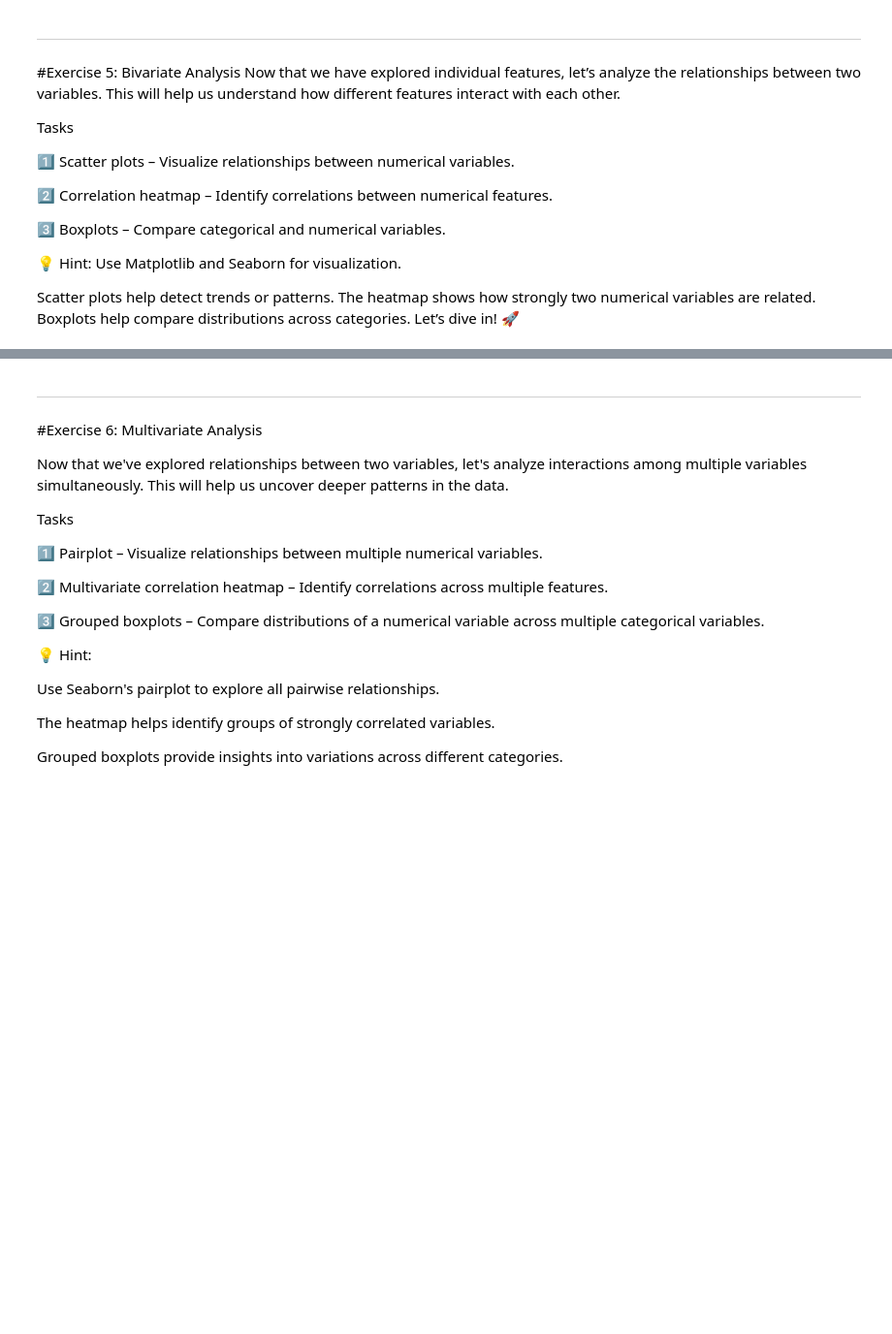
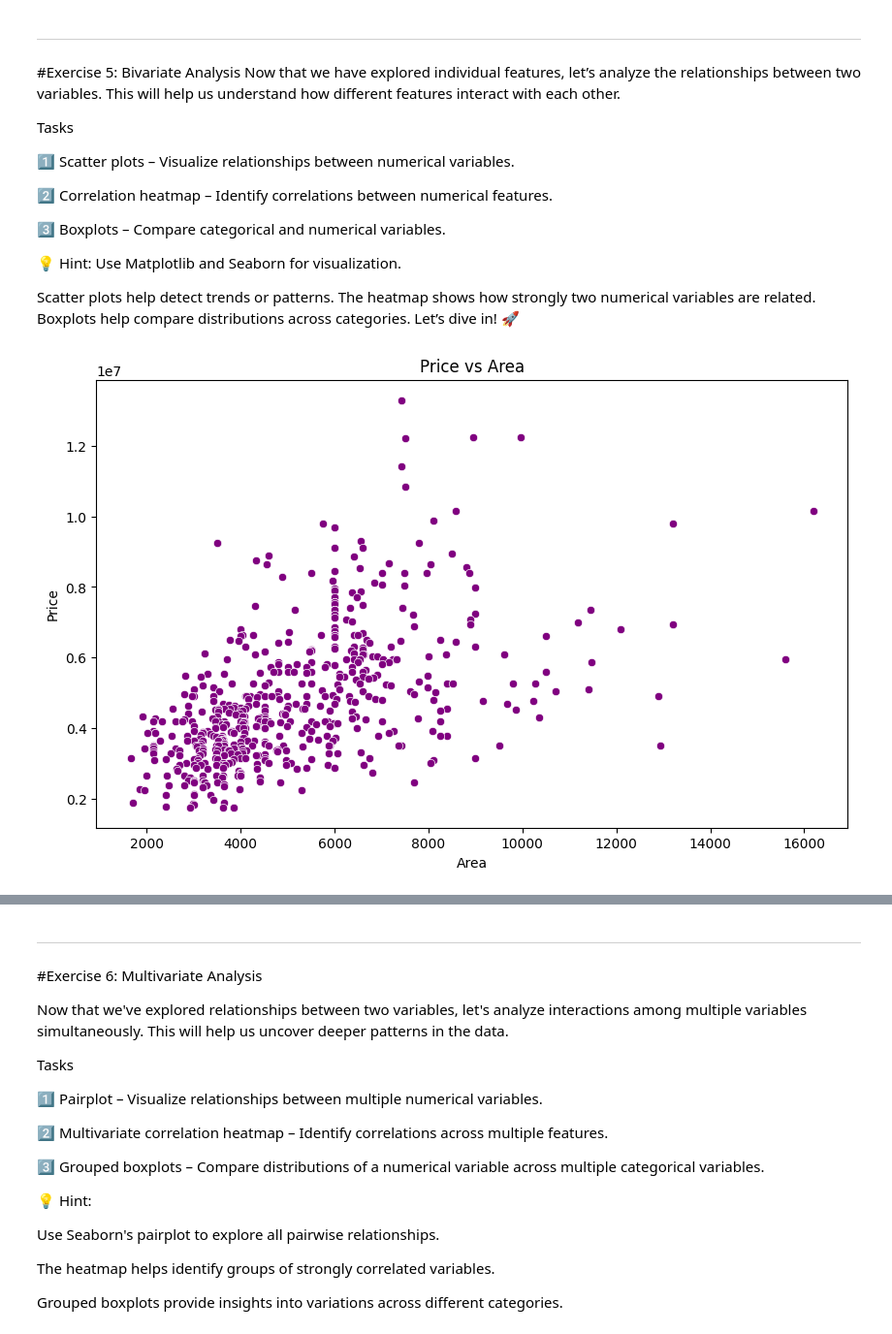
Before and after one commit to Hiba-chokri/Entry-Level-ML-Engineer-Bootcamp, a Jupyter notebook: week01/notebook.ipynb, the cells around one changed output, grey strips where cells are left out. Shown at 97% size. Cells and saved outputs as stored; diff of their text form; code cells hidden in the pictures; blank space fills up the shorter version.

```diff
--- a/week01/notebook.ipynb
+++ b/week01/notebook.ipynb
@@ -483,0 +516,11 @@ Let’s dive in! 🚀
+# %%
+# add your code here
+#price  by area
+plt.figure(figsize=(10, 6))
+sns.scatterplot(x='area', y='price', data=db, color='purple')
+plt.title('Price vs Area')
+plt.xlabel('Area')
+plt.ylabel('Price')
+plt.show()
+# %% [output]
+[figure, added]
```
Also changed, not shown: parts of 22 cells of this notebook, 1 other file.
